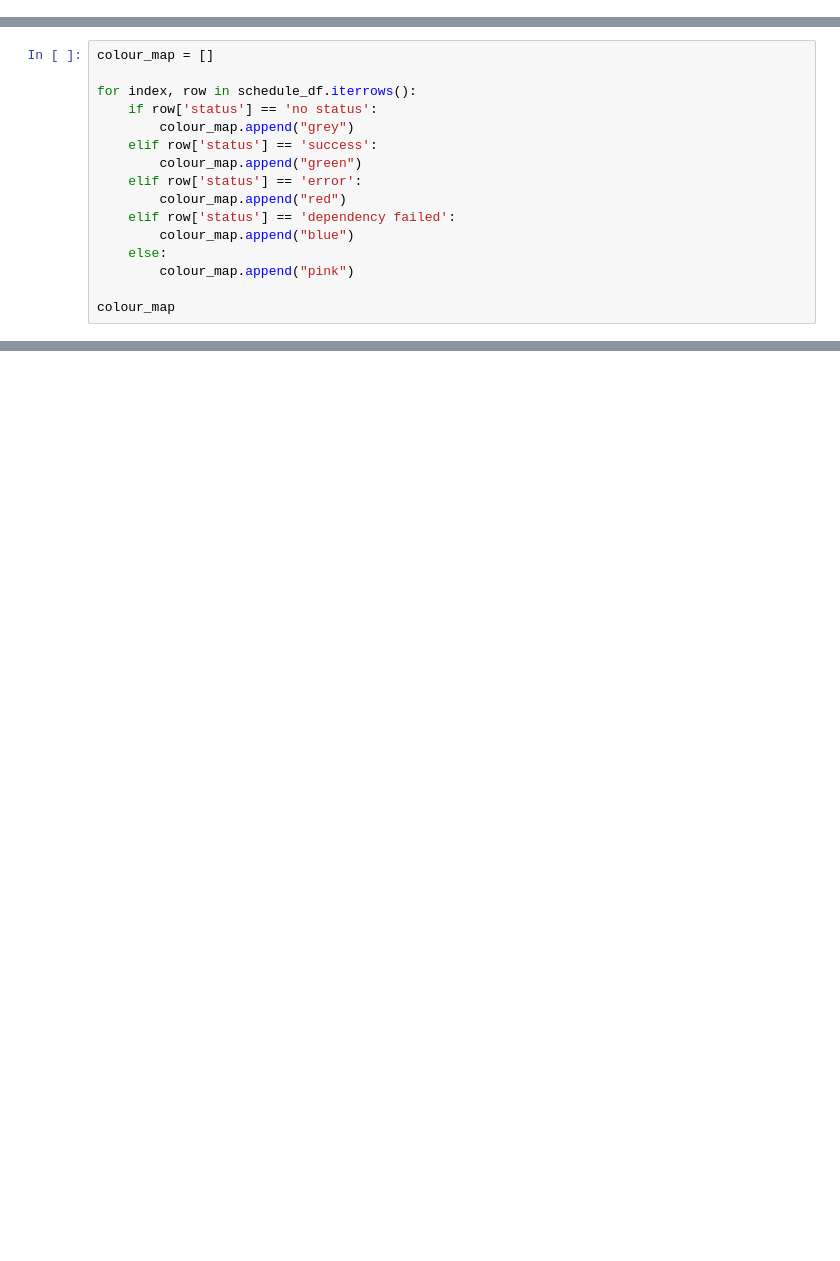
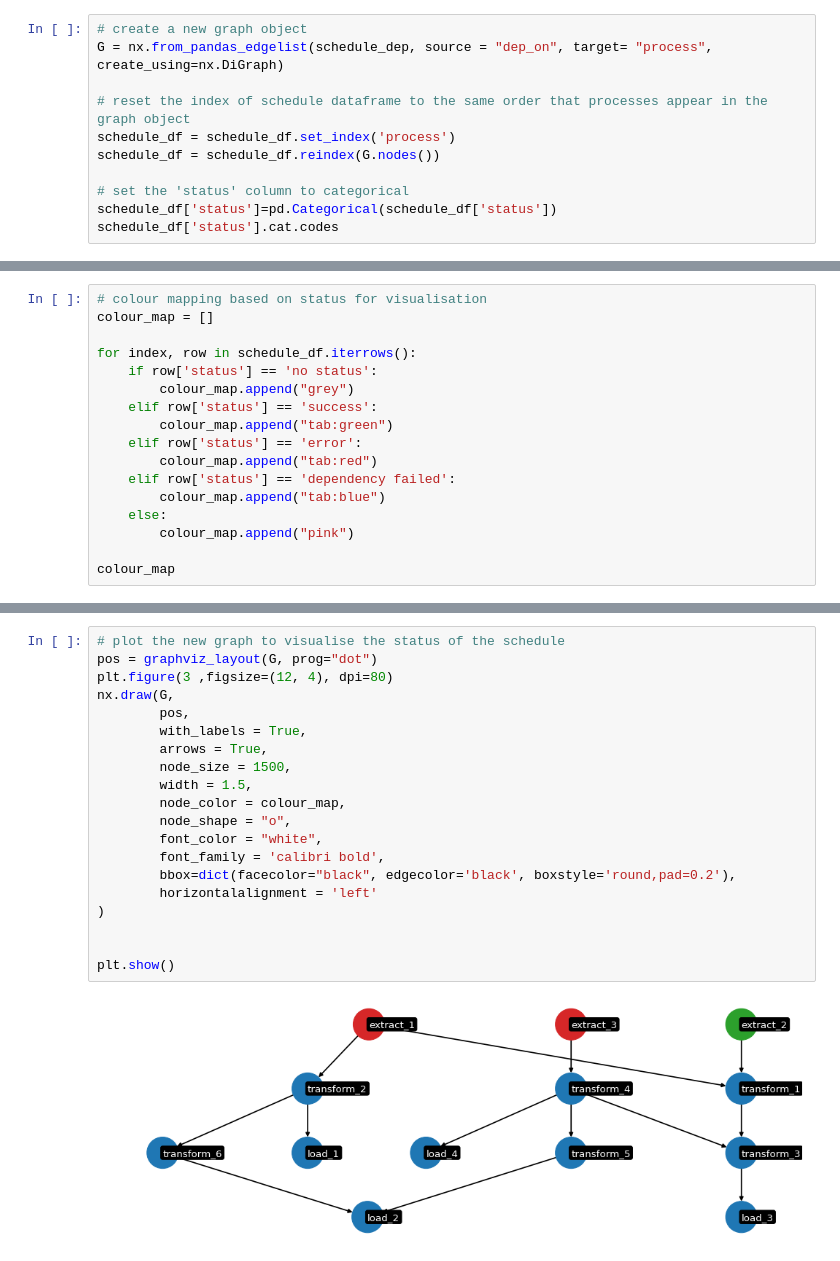
Before and after one commit to lapechie/Data-Pipeline-Tool, a Jupyter notebook: Example.ipynb, the cells around one changed output, grey strips where cells are left out. Saved outputs shown, nothing was run; the diff lists cells and outputs as text; blank space fills up the shorter version.

```diff
--- a/Example.ipynb
+++ b/Example.ipynb
@@ -170,0 +192,11 @@ running  load_2 no status
+# %%
+# create a new graph object
+G = nx.from_pandas_edgelist(schedule_dep, source = "dep_on", target= "process", create_using=nx.DiGraph)
+
+# reset the index of schedule dataframe to the same order that processes appear in the graph object
+schedule_df = schedule_df.set_index('process')
+schedule_df = schedule_df.reindex(G.nodes())
+
+# set the 'status' column to categorical
+schedule_df['status']=pd.Categorical(schedule_df['status'])
+schedule_df['status'].cat.codes
@@ -171,15 +219,16 @@ running  load_2 no status
 # %%
+# colour mapping based on status for visualisation
 colour_map = []
 
 for index, row in schedule_df.iterrows():
     if row['status'] == 'no status':
         colour_map.append("grey")
     elif row['status'] == 'success':
-        colour_map.append("green")
+        colour_map.append("tab:green")
     elif row['status'] == 'error':
-        colour_map.append("red")
+        colour_map.append("tab:red")
     elif row['status'] == 'dependency failed':
-        colour_map.append("blue")
+        colour_map.append("tab:blue")
     else:
         colour_map.append("pink")
 
@@ -211,0 +250,22 @@ plt.show()
+# %%
+# plot the new graph to visualise the status of the schedule
+pos = graphviz_layout(G, prog="dot")
+plt.figure(3 ,figsize=(12, 4), dpi=80)
+nx.draw(G,
+        pos,
+        with_labels = True,
+        arrows = True,
+        node_size = 1500,
+        width = 1.5,
+        node_color = colour_map,
+        node_shape = "o",
+        font_color = "white",
+        font_family = 'calibri bold',
+        bbox=dict(facecolor="black", edgecolor='black', boxstyle='round,pad=0.2'),
+        horizontalalignment = 'left'
+)
+
+
+plt.show()
+# %% [output]
+[figure, added]
```
Also changed, not shown: parts of 11 cells of this notebook.
